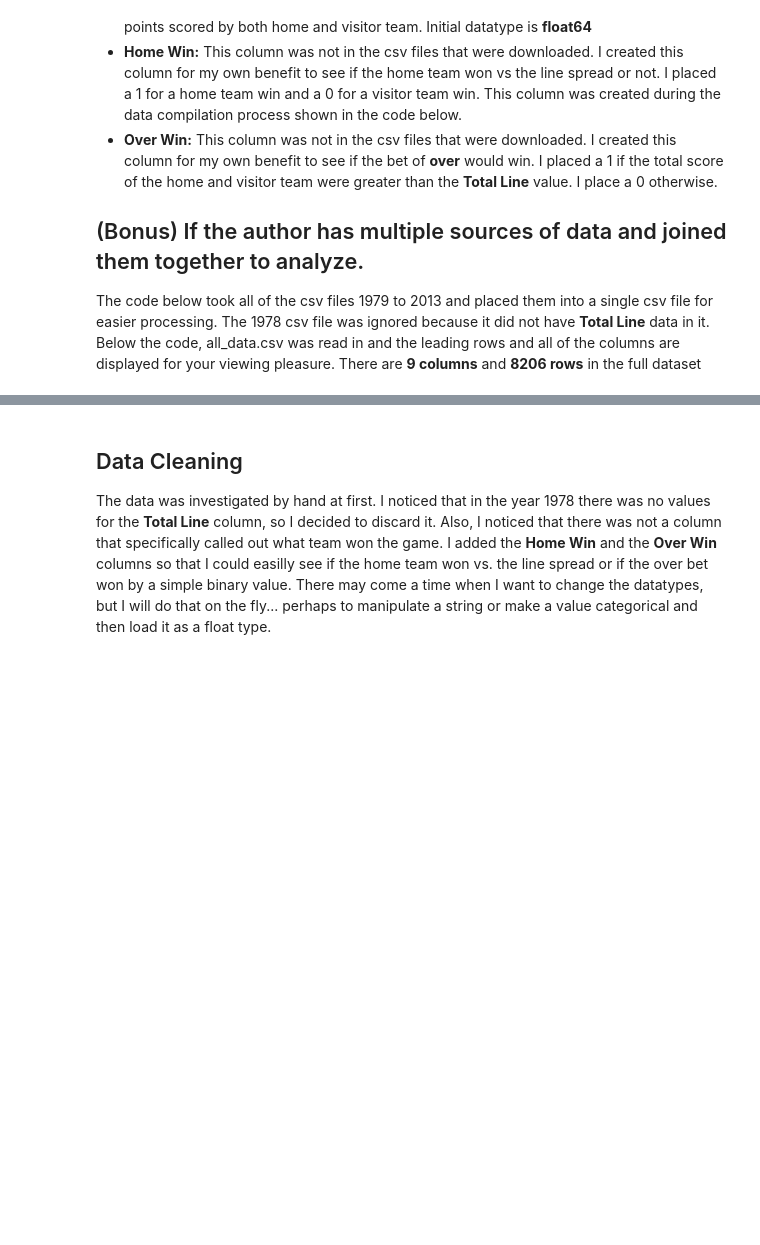
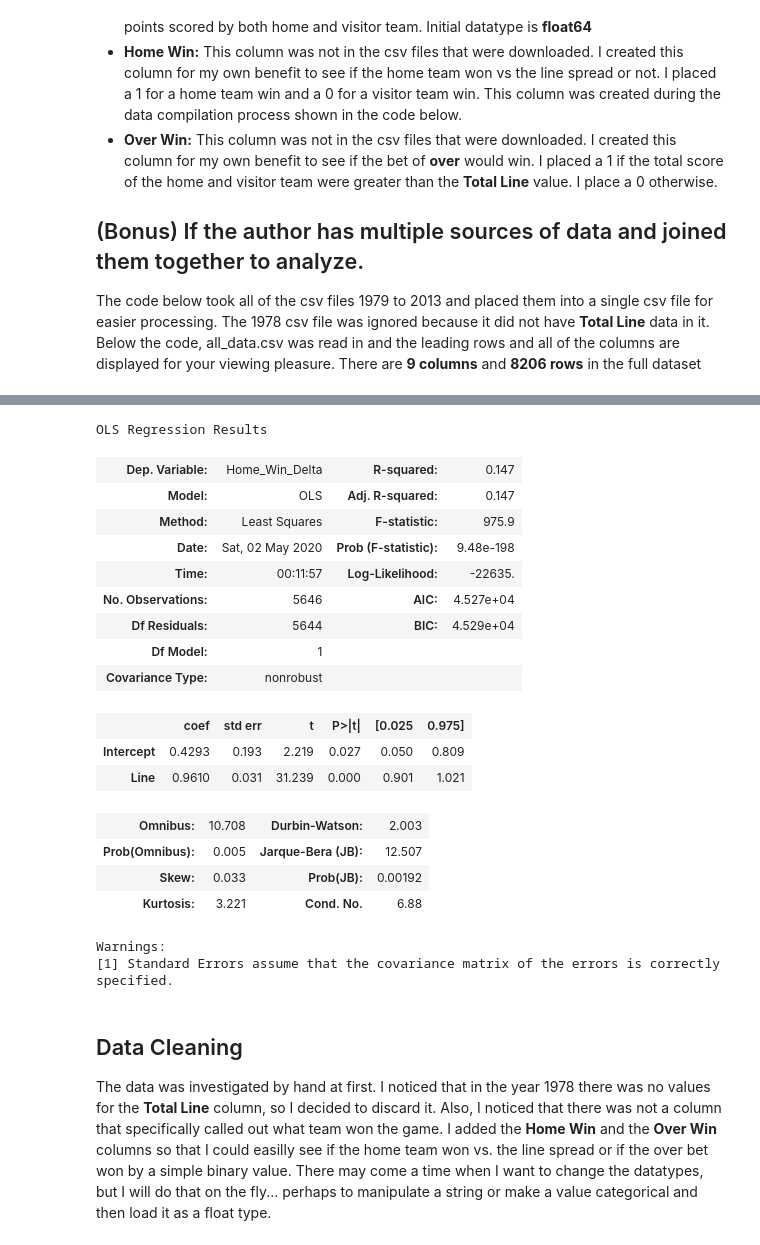
Before and after one commit to bigtoehead/NFL_Betting_Strategy_CSPB3022, a Jupyter notebook: NFL_betting_strategy_test.ipynb, the cells around one changed output, grey strips where cells are left out. Cells and saved outputs as stored; diff of their text form; code cells hidden in the pictures; blank space fills up the shorter version.

```diff
--- a/NFL_betting_strategy_test.ipynb
+++ b/NFL_betting_strategy_test.ipynb
@@ -129,3 +131,26 @@ all_data
+# %%
+model_bush = smf.ols(formula='Home_Win_Delta~Line',data=all_data).fit()
+model_bush.summary()
+# %% [output]
+OLS Regression Results
+| Dep. Variable: | Home_Win_Delta | R-squared: | 0.147 |
+| Model: | OLS | Adj. R-squared: | 0.147 |
+| Method: | Least Squares | F-statistic: | 975.9 |
+| Date: | Sat, 02 May 2020 | Prob (F-statistic): | 9.48e-198 |
+| Time: | 00:11:57 | Log-Likelihood: | -22635. |
+| No. Observations: | 5646 | AIC: | 4.527e+04 |
+| Df Residuals: | 5644 | BIC: | 4.529e+04 |
+| Df Model: | 1 |  |  |
+| Covariance Type: | nonrobust |  |  |
+|  | coef | std err | t | P>|t| | [0.025 | 0.975] |
+| Intercept | 0.4293 | 0.193 | 2.219 | 0.027 | 0.050 | 0.809 |
+| Line | 0.9610 | 0.031 | 31.239 | 0.000 | 0.901 | 1.021 |
+| Omnibus: | 10.708 | Durbin-Watson: | 2.003 |
+| Prob(Omnibus): | 0.005 | Jarque-Bera (JB): | 12.507 |
+| Skew: | 0.033 | Prob(JB): | 0.00192 |
+| Kurtosis: | 3.221 | Cond. No. | 6.88 |
+Warnings:
+[1] Standard Errors assume that the covariance matrix of the errors is correctly specified.
 # %% [markdown]
 ## Data Cleaning
 The data was investigated by hand at first. I noticed that in the year 1978 there was no values for the **Total Line** column, so I decided to discard it. Also, I noticed that there was not a column that specifically called out what team won the game. I added the **Home Win** and the **Over Win** columns so that I could easilly see if the home team won vs. the line spread or if the over bet won by a simple binary value. There may come a time when I want to change the datatypes, but I will do that on the fly... perhaps to manipulate a string or make a value categorical and then load it as a float type.
```
Also changed, not shown: parts of 3 cells of this notebook, 1 other file.
